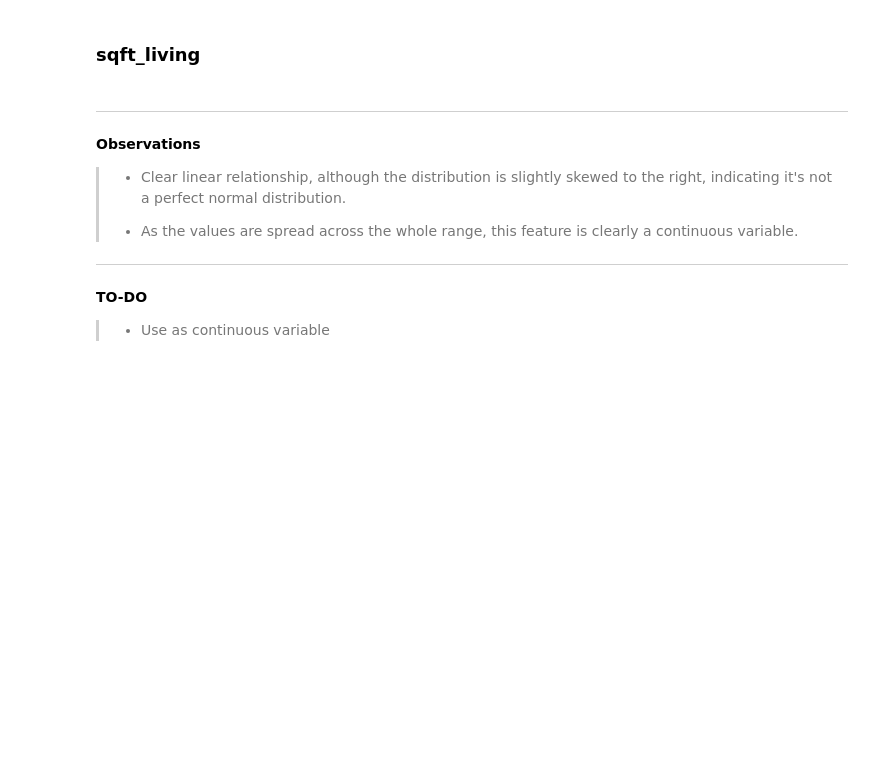
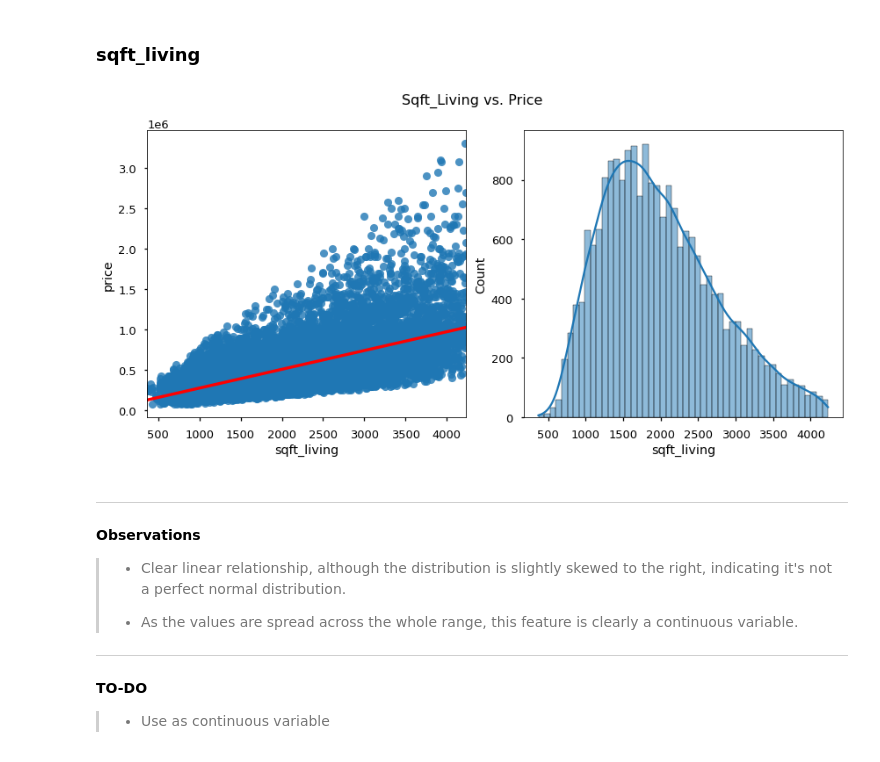
Before and after one commit to BenJMcCarty/BMC_KC_Housing_P2Project_v2, a Jupyter notebook: P2Pv2_now_w_pipes.ipynb, the cells around one changed output. Cells and saved outputs as stored; diff of their text form; code cells hidden in the pictures; blank space fills up the shorter version.

```diff
--- a/P2Pv2_now_w_pipes.ipynb
+++ b/P2Pv2_now_w_pipes.ipynb
@@ -891,7 +868,9 @@ As part of the function to create the plots, I include my function to ignore any
 # %% [markdown]
 ### sqft_living
 # %%
-# show_cleaned_vis(df,"sqft_living")
+show_cleaned_vis(df,"sqft_living")
+# %% [output]
+[figure, added]
 # %% [markdown]
 ***
 **Observations**
```
Also changed, not shown: parts of 124 cells of this notebook, 1 other file.
